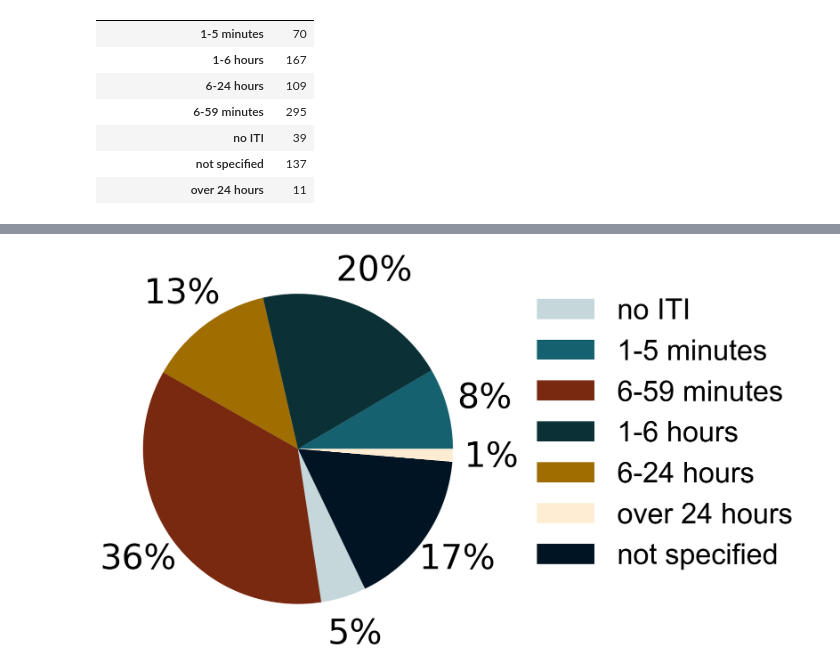
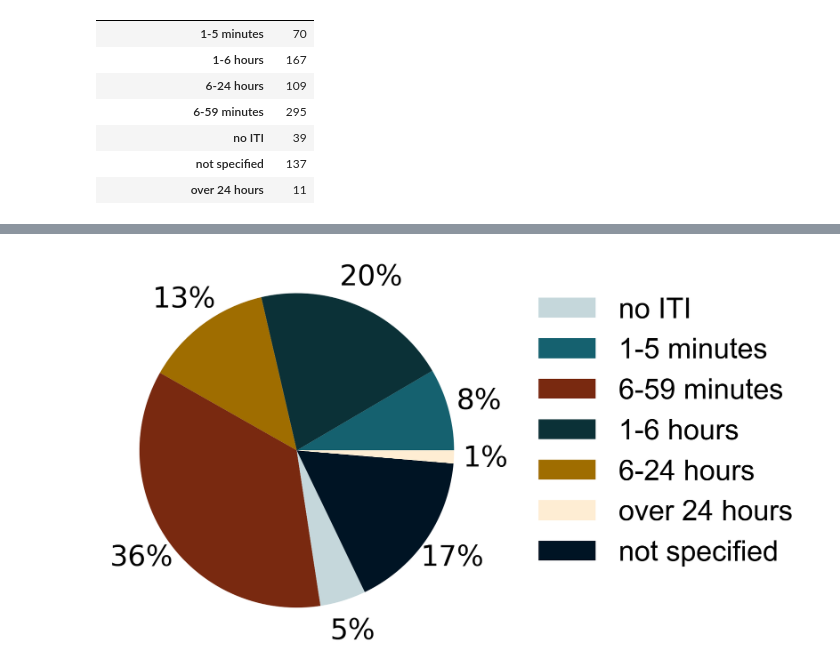
Before and after one commit to padillacoreanolab/literature_review_processing, a Jupyter notebook: results/2022_09_09_literature_review_processing/Graphs for Literature Review.ipynb, the cells around one changed output, grey strips where cells are left out. Drawn from its saved outputs; the diff is of its cells as text; code cells hidden in the pictures.

```diff
--- a/results/2022_09_09_literature_review_processing/Graphs for Literature Review.ipynb
+++ b/results/2022_09_09_literature_review_processing/Graphs for Literature Review.ipynb
@@ -810,16 +810,16 @@ col_ITI = ListedColormap(sns.color_palette(pclabcol_ITI))
 # %%
-iti_totals.plot(kind='pie',subplots = True, labeldistance=None, cmap = col_ITI, autopct='%1.0f%%',pctdistance=1.25, textprops={'fontsize':60})
+iti_totals.plot(kind='pie',subplots = True, labeldistance=None, cmap = col_ITI, autopct='%1.0f%%',pctdistance=1.2, textprops={'fontsize':50})
 handles, labels = plt.gca().get_legend_handles_labels()
 
 #specify order of items in legend
 order = [4,0,3,1,2,6,5]
 
 #add legend to plot
 plt.legend([handles[idx] for idx in order],[labels[idx] for idx in order], bbox_to_anchor=(1.05, .955),frameon = False, fontsize = 50, prop = {'family':'Arial', 'size' :50})
 #plt.suptitle('Few intertrial intervals \nover 24-hours', fontsize = TITLESIZE, family = 'Arial')
 plt.ylabel('')
 plt.tight_layout()
 #plt.savefig('./proc/plots/ITI.svg')
-plt.savefig('./proc/plots/ITI_paper.svg', bbox_to_anchor = 'tight')
+plt.savefig('./proc/plots/ITI_paper.svg', bbox_inches = 'tight')
 # %% [output]
-[figure, old version]
+[figure, new version]
```
Also changed, not shown: parts of 1 cell of this notebook.
